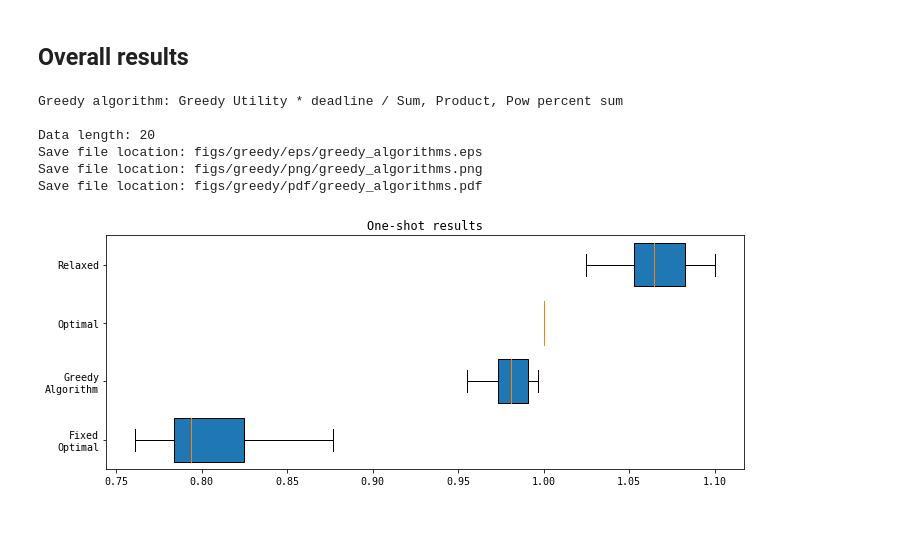
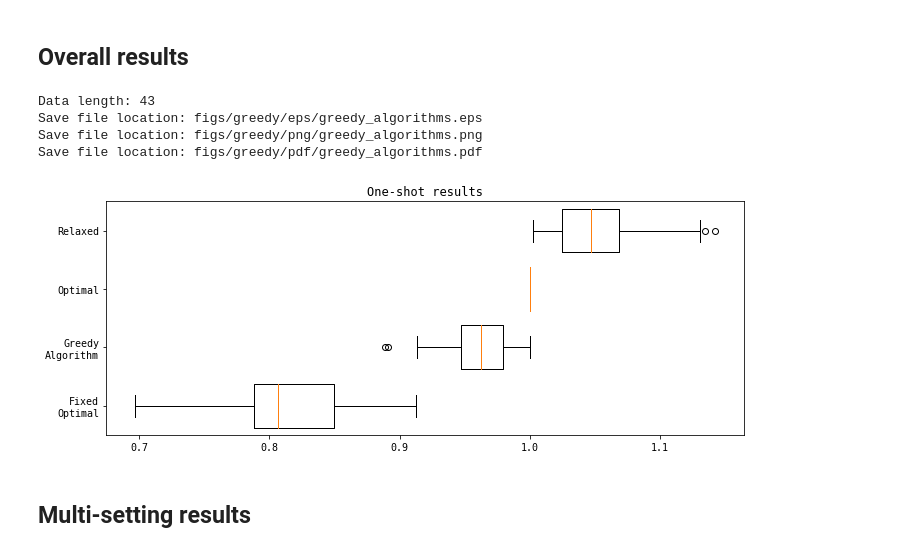
Before and after one commit to pseudo-rnd-thoughts/Elastic-Resource-Allocation, a Jupyter notebook: analysis/greedy.ipynb, the cells around one changed output. Drawn from its saved outputs; the diff is of its cells as text; code cells hidden in the pictures; blank space fills up the shorter version.

```diff
--- a/analysis/greedy.ipynb
+++ b/analysis/greedy.ipynb
@@ -20,3 +20,9 @@ from src.extra.io import save_plot
 
 matplotlib.rcParams['font.family'] = "monospace"
 %matplotlib inline
+# %%
+for filename in os.listdir('../data'):
+    if 'greedy' in filename:
+        with open(f'../data/{filename}') as file:
+            json_data = json.load(file)
+            print(f'{filename}: {len(json_data)}')
@@ -23,6 +38,5 @@ matplotlib.rcParams['font.family'] = "monospace"
 # %%
-# results_filename = "../data/greedy_caroline_40.json"
-results_filename = "../data/greedy_paper_r_t40_s8_dt07-14_15-06-16.json"
+results_filename = '../data/greedy_paper_r_t30_s6_dt07-27_13-24-29.json'
 
 with open(results_filename) as file:
     results_data = json.load(file)
@@ -146,32 +181,31 @@ Text(0.5, 1.0, 'Difference to Relaxed Optimal')
 # %% [markdown]
 ## Overall results
 # %%
-greedy_algos_df = algorithm_df[algorithm_df['name'].str.contains('Greedy')]
-greedy_algo = algorithm_df.iloc[greedy_algos_df['avg social welfare'].idxmax()]['name']
-print(f'Greedy algorithm: {greedy_algo}\n')
+greedy_name = 'Greedy Utility / Sqrt Sum, Product, Pow percent sum'
+fixed_greedy_name = 'Greedy Utility / Sqrt Sum, Product, Fixed Task Speeds'
 
 data = [[], [], [], []]
 for greedy_result, optimal_result, fixed_result, relaxed_result in zip(
-    algorithm_results[greedy_algo], algorithm_results['Flexible Optimal'],
+    algorithm_results[greedy_name], algorithm_results['Flexible Optimal'],
     algorithm_results['Fixed Optimal'], algorithm_results['Server Relaxed Flexible Optimal']):
     if greedy_result['social welfare'] <= optimal_result['social welfare'] and greedy_result['social welfare'] <= relaxed_result['social welfare']:
         data[2].append(1)
         data[0].append(fixed_result['social welfare'] / optimal_result['social welfare'])
         data[3].append(relaxed_result['social welfare'] / optimal_result['social welfare'])
         data[1].append(greedy_result['social welfare'] / optimal_result['social welfare'])
 print(f'Data length: {len(data[0])}')
 
 fig, ax_boxplot = plt.subplots(figsize=(10, 4))
-ax_boxplot.boxplot(data, vert=False, patch_artist=True, widths=0.75)
+ax_boxplot.boxplot(data, vert=False, widths=0.75)
 ax_boxplot.set_yticklabels(['Fixed\nOptimal', 'Greedy\nAlgorithm', 'Optimal', 'Relaxed'])
 ax_boxplot.set_title('One-shot results')
 plt.tight_layout()
 save_plot('greedy_algorithms', 'greedy')
 # %% [output]
-Greedy algorithm: Greedy Utility * deadline / Sum, Product, Pow percent sum
-
-Data length: 20
+Data length: 43
 Save file location: figs/greedy/eps/greedy_algorithms.eps
 Save file location: figs/greedy/png/greedy_algorithms.png
 Save file location: figs/greedy/pdf/greedy_algorithms.pdf
-[figure, old version]
+[figure, new version]
+# %% [markdown]
+## Multi-setting results
```
Also changed, not shown: parts of 8 cells of this notebook, 5 other files.
